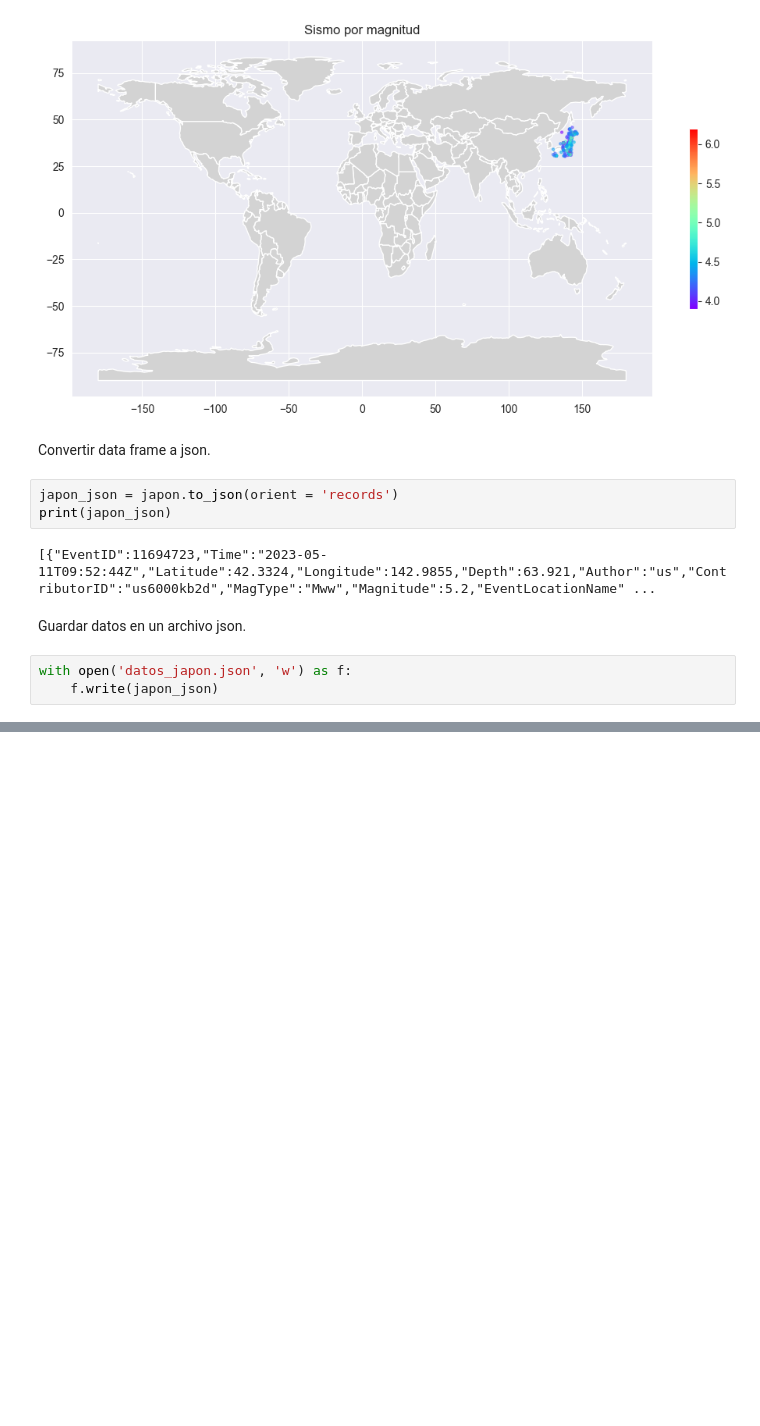
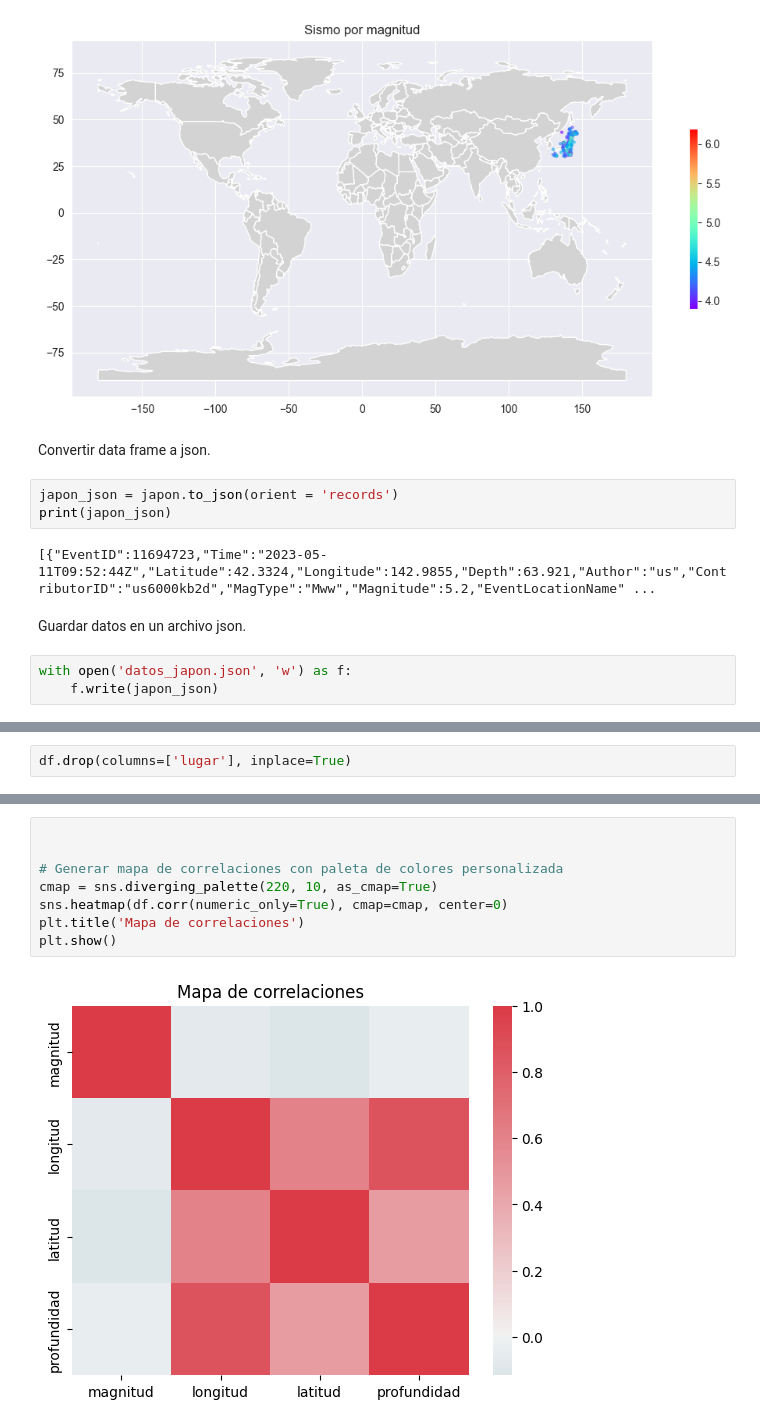
Before and after one commit to Mezgo/Quake-Alert, a Jupyter notebook: etl/Analisis de los Datos(ETL-EDA).ipynb, the cells around one changed output, grey strips where cells are left out. Drawn from its saved outputs; the diff is of its cells as text; blank space fills up the shorter version.

```diff
--- a/etl/Analisis de los Datos(ETL-EDA).ipynb
+++ b/etl/Analisis de los Datos(ETL-EDA).ipynb
@@ -170,0 +340,2 @@ with open('datos_japon.json', 'w') as f:
+# %%
+df.drop(columns=['lugar'], inplace=True)
@@ -170,0 +364,10 @@ with open('datos_japon.json', 'w') as f:
+# %%
+
+
+# Generar mapa de correlaciones con paleta de colores personalizada
+cmap = sns.diverging_palette(220, 10, as_cmap=True)
+sns.heatmap(df.corr(numeric_only=True), cmap=cmap, center=0)
+plt.title('Mapa de correlaciones')
+plt.show()
+# %% [output]
+[figure, added]
```
Also changed, not shown: parts of 54 cells of this notebook, 2 other files.
